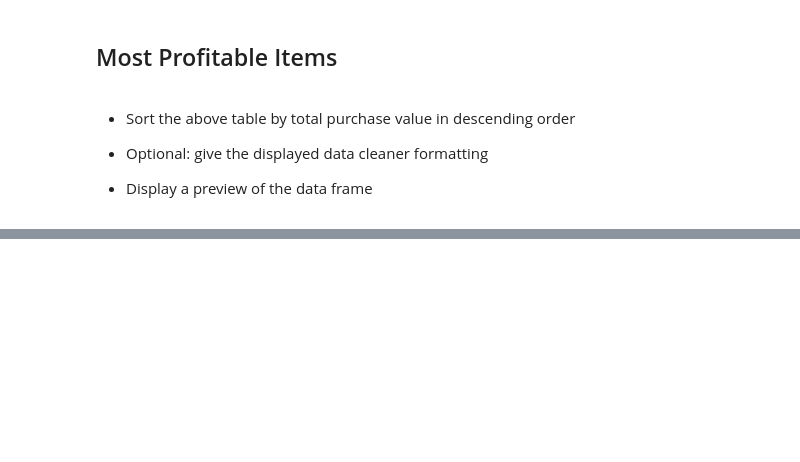
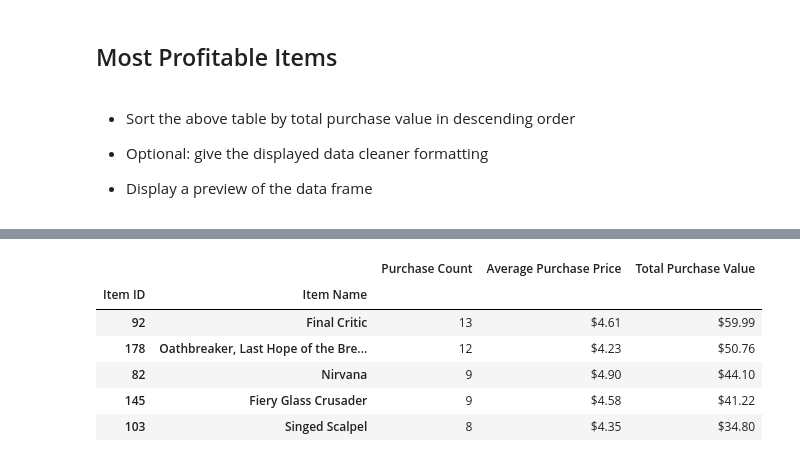
Before and after one commit to sjrojanooo/pandas-challenge, a Jupyter notebook: HeroesOfPymoli/HeroesOfPymoli.ipynb, the cells around one changed output, grey strips where cells are left out. Drawn from its saved outputs; the diff is of its cells as text; code cells hidden in the pictures; blank space fills up the shorter version.

```diff
--- a/HeroesOfPymoli/HeroesOfPymoli.ipynb
+++ b/HeroesOfPymoli/HeroesOfPymoli.ipynb
@@ -323,0 +421,30 @@ dtype: float64
+# %%
+profitable_item_count = item_id_df['Item ID'].count()
+
+profitable_price_df = item_id_df['Price'].mean()
+
+profitable_value_df = item_id_df['Price'].sum()
+
+
+profit_item_analysis_df = pd.DataFrame({'Purchase Count':profitable_item_count,
+                                               'Average Purchase Price':profitable_price_df,
+                                               'Total Purchase Value':profitable_value_df})
+
+
+profit_item_analysis_df = profit_item_analysis_df.sort_values(['Total Purchase Value'], ascending = False).head(5)
+
+
+profit_item_analysis_df = profit_item_analysis_df.style.format({
+                                               'Average Purchase Price':'${0:,.2f}',
+                                               'Total Purchase Value':'${0:,.2f}'})
+
+
+profit_item_analysis_df
+# %% [output]
+|  |  | Purchase Count | Average Purchase Price | Total Purchase Value |
+| Item ID | Item Name |  |  |  |
+| 92 | Final Critic | 13 | $4.61 | $59.99 |
+| 178 | Oathbreaker, Last Hope of the Bre... | 12 | $4.23 | $50.76 |
+| 82 | Nirvana | 9 | $4.90 | $44.10 |
+| 145 | Fiery Glass Crusader | 9 | $4.58 | $41.22 |
+| 103 | Singed Scalpel | 8 | $4.35 | $34.80 |
```
Also changed, not shown: parts of 13 cells of this notebook.
